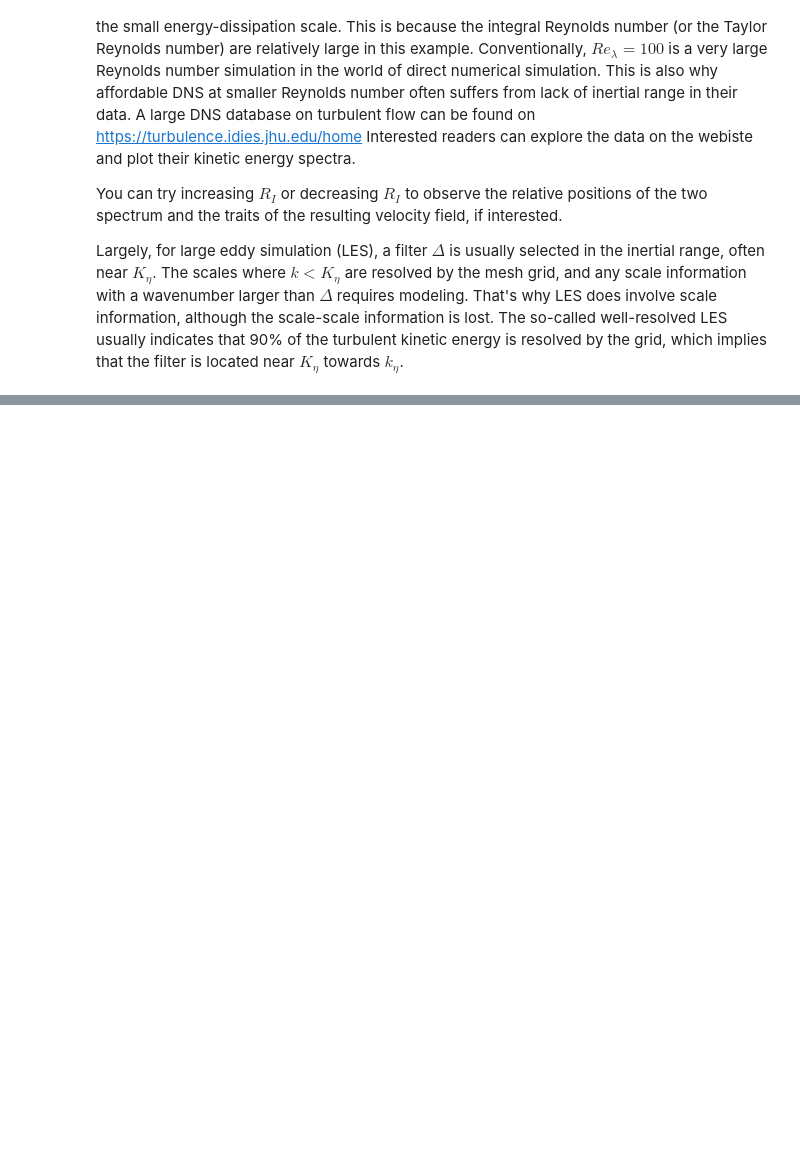
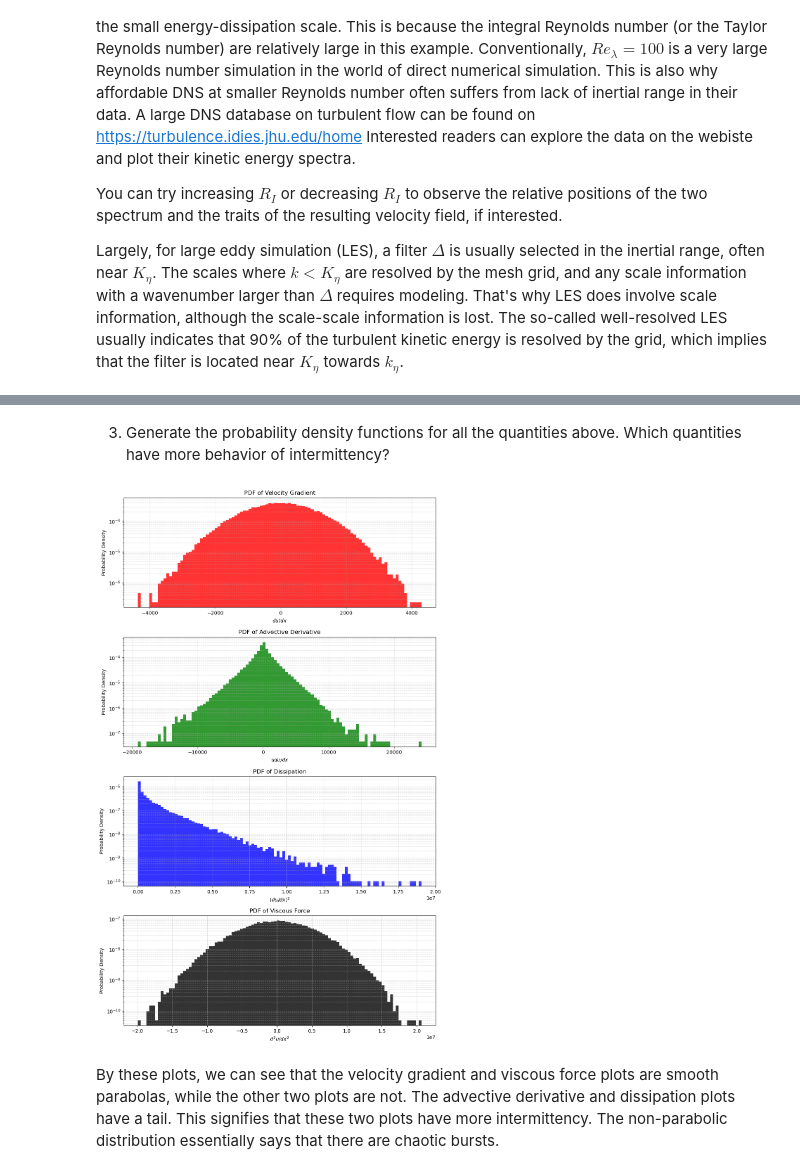
Before and after one commit to jhngms/CFD, a Jupyter notebook: Homework/scale_separation.ipynb, the cells around one changed output, grey strips where cells are left out. Saved outputs shown, nothing was run; the diff lists cells and outputs as text; code cells hidden in the pictures; blank space fills up the shorter version.

```diff
--- a/Homework/scale_separation.ipynb
+++ b/Homework/scale_separation.ipynb
@@ -211,0 +335,51 @@ Largely, for large eddy simulation (LES), a filter $\Delta$ is usually selected
+# %% [markdown]
+
+3. Generate the probability density functions for all the quantities above. Which quantities have more behavior of intermittency?
+# %%
+nx_pdf = 50000
+x_pdf = np.linspace(0, 2 *PI, nx_pdf)
+
+# Initialize arrays
+u_pdf = np.zeros_like(x_pdf)
+dudx_pdf = np.zeros_like(x_pdf)
+d2udx2_pdf = np.zeros_like(x_pdf)
+
+for i in range(Kmax):
+    ki = k[i]
+    ai = a[i]
+    phi_i = phi[i]
+    p= ki*x_pdf + phi_i
+
+    #vel
+    u_pdf += ai*np.sin(p)
+    #du/dx
+    dudx_pdf += ai*ki*np.cos(p)
+    #d^2u/dx^2
+    d2udx2_pdf -= ai*(ki**2)*np.sin(p)
+
+u_dudx_pdf = u_pdf*dudx_pdf
+dudx_sq_pdf = dudx_pdf**2
+# %%
+fig3, axs3 = plt.subplots(4, 1, figsize=(10, 16))
+
+#used Gemini to help with PDF plotting.
+def plot_pdf(ax, data, color, title, xlabel):
+    ax.hist(data, bins=100, density=True, color=color, alpha=0.8)
+    # Log scale is essential for viewing heavy tails (intermittency)
+    ax.set_yscale('log')
+    ax.set_title(title)
+    ax.set_ylabel('Probability Density')
+    ax.set_xlabel(xlabel)
+    ax.grid(True, which="both", ls="--", alpha=0.5)
+
+plot_pdf(axs3[0], dudx_pdf, 'r', 'PDF of Velocity Gradient', '$du/dx$')
+plot_pdf(axs3[1], u_dudx_pdf, 'g', 'PDF of Advective Derivative', '$u du/dx$')
+plot_pdf(axs3[2], dudx_sq_pdf, 'b', 'PDF of Dissipation', '$(du/dx)^2$')
+plot_pdf(axs3[3], d2udx2_pdf, 'k', 'PDF of Viscous Force', '$d^2u/dx^2$')
+
+plt.tight_layout()
+plt.show()
+# %% [output]
+[figure, added]
+# %% [markdown]
+By these plots, we can see that the velocity gradient and viscous force plots are smooth parabolas, while the other two plots are not. The advective derivative and dissipation plots have a tail. This signifies that these two plots have more intermittency. The non-parabolic distribution essentially says that there are chaotic bursts.
```
Also changed, not shown: parts of 12 cells of this notebook.
